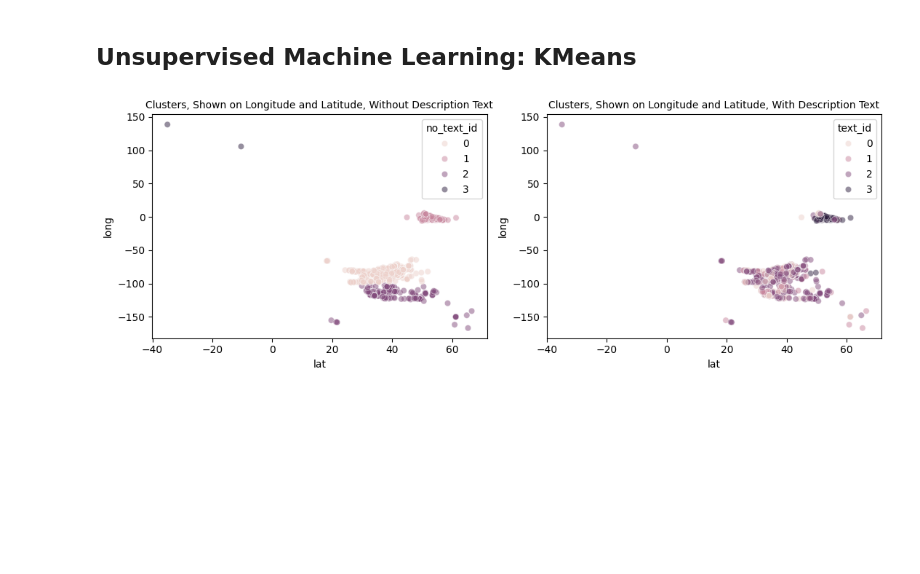
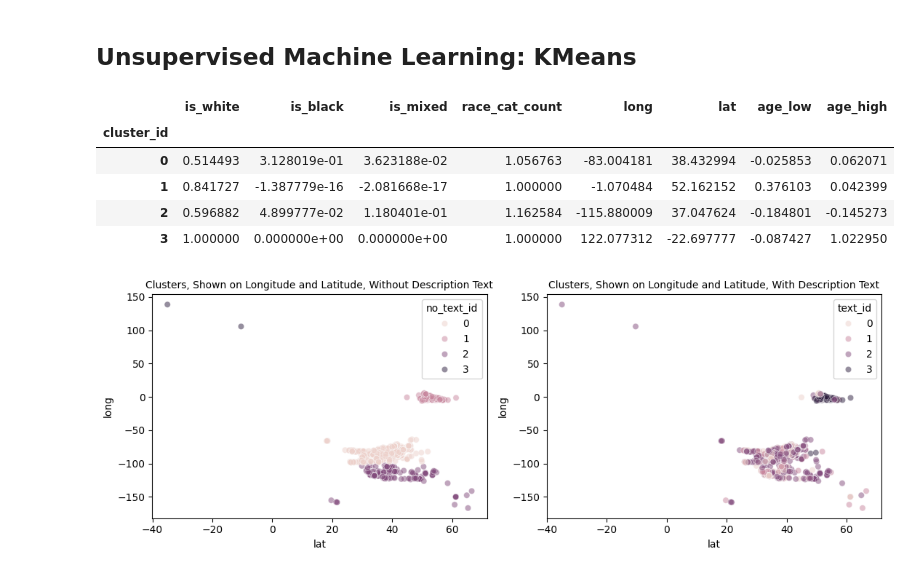
Before and after one commit to KatieKimberling/ADS-504-Team-3, a Jupyter notebook: ADS504_project.ipynb, the cells around one changed output. Saved outputs shown, nothing was run; the diff lists cells and outputs as text; code cells hidden in the pictures; blank space fills up the shorter version.

Commit message:
added cluster center output

```diff
--- a/ADS504_project.ipynb
+++ b/ADS504_project.ipynb
@@ -876,6 +876,22 @@ kmeans_no_text.fit(kmeans_data)
 no_text_cluster_ids = kmeans_no_text.labels_
 no_text_ids = pd.DataFrame(no_text_cluster_ids, columns=['no_text_id'])
 no_text_ids.index=full_no_na.index
+# %%
+k_no_text_col = kmeans_data.columns
+
+centers = kmeans_no_text.cluster_centers_
+
+centers = pd.DataFrame(centers, columns = k_no_text_col)
+centers.index.name = 'cluster_id'
+
+centers
+# %% [output]
+|  | is_white | is_black | is_mixed | race_cat_count | long | lat | age_low | age_high |
+| cluster_id |  |  |  |  |  |  |  |  |
+| 0 | 0.514493 | 3.128019e-01 | 3.623188e-02 | 1.056763 | -83.004181 | 38.432994 | -0.025853 | 0.062071 |
+| 1 | 0.841727 | -1.387779e-16 | -2.081668e-17 | 1.000000 | -1.070484 | 52.162152 | 0.376103 | 0.042399 |
+| 2 | 0.596882 | 4.899777e-02 | 1.180401e-01 | 1.162584 | -115.880009 | 37.047624 | -0.184801 | -0.145273 |
+| 3 | 1.000000 | 0.000000e+00 | 0.000000e+00 | 1.000000 | 122.077312 | -22.697777 | -0.087427 | 1.022950 |
 # %%
 ids = pd.concat([full_no_na, text_ids, no_text_ids], axis = 1)
 # %%
```
